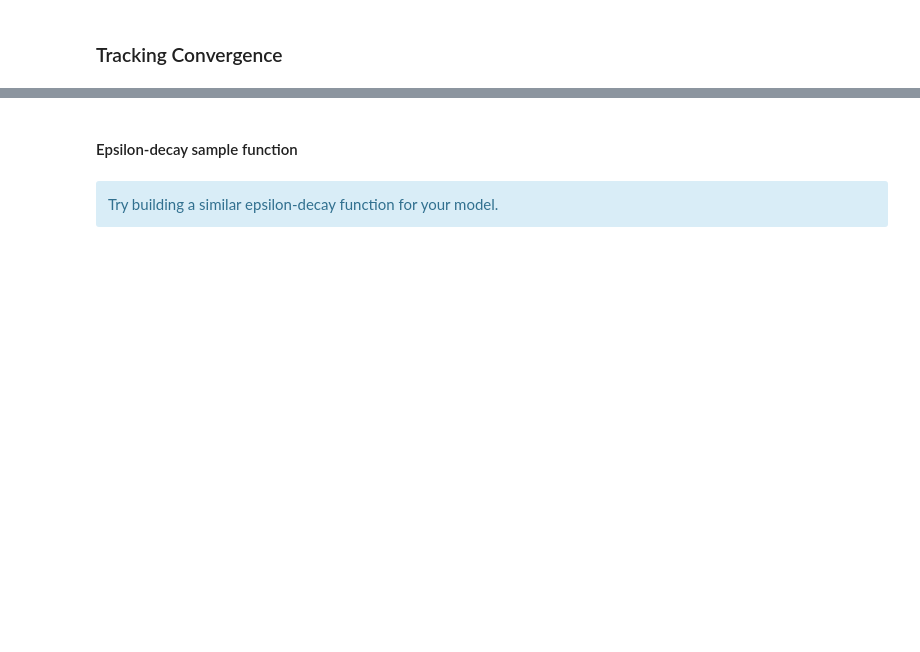
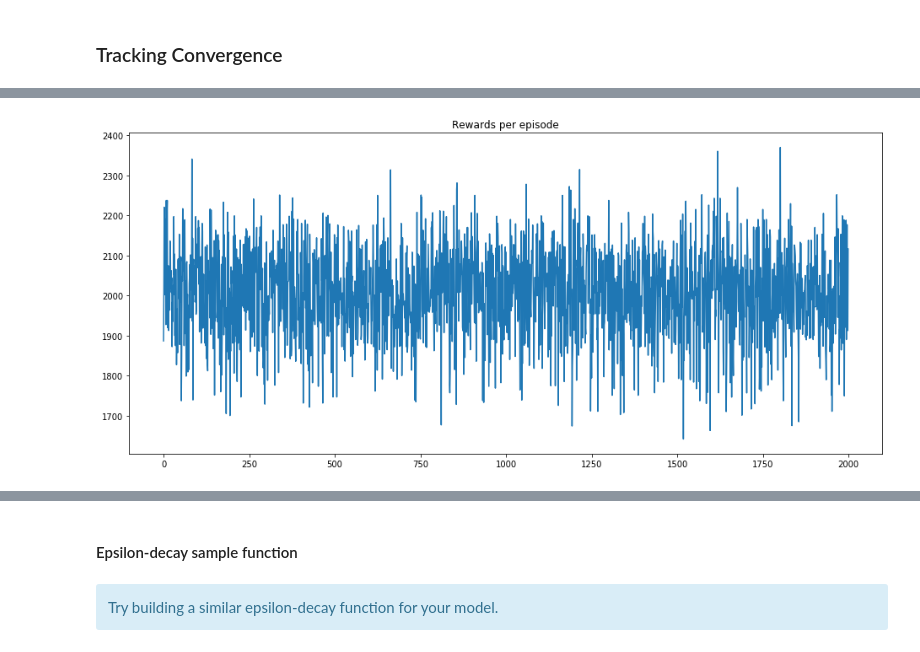
Before and after one commit to adityaorlalu/RL_Cab_Driver_Assistance, a Jupyter notebook: DQN_Agent_Arch1.ipynb, the cells around one changed output, grey strips where cells are left out. Cells and saved outputs as stored; diff of their text form; code cells hidden in the pictures; blank space fills up the shorter version.

```diff
--- a/DQN_Agent_Arch1.ipynb
+++ b/DQN_Agent_Arch1.ipynb
@@ -329,3 +348,11 @@ plt.show()
+# %%
+plt.figure(0, figsize=(16,7))
+plt.title('Rewards per episode')
+xaxis = np.asarray(range(0, len(rewards_per_episode[-2000:])))
+plt.plot(xaxis,np.asarray(rewards_per_episode[-2000:]))
+plt.show()
+# %% [output]
+[figure, added]
 # %%
 plt.figure(0, figsize=(16,7))
 plt.title('Rewards per episode')
```
Also changed, not shown: parts of 8 cells of this notebook, 4 other files.
